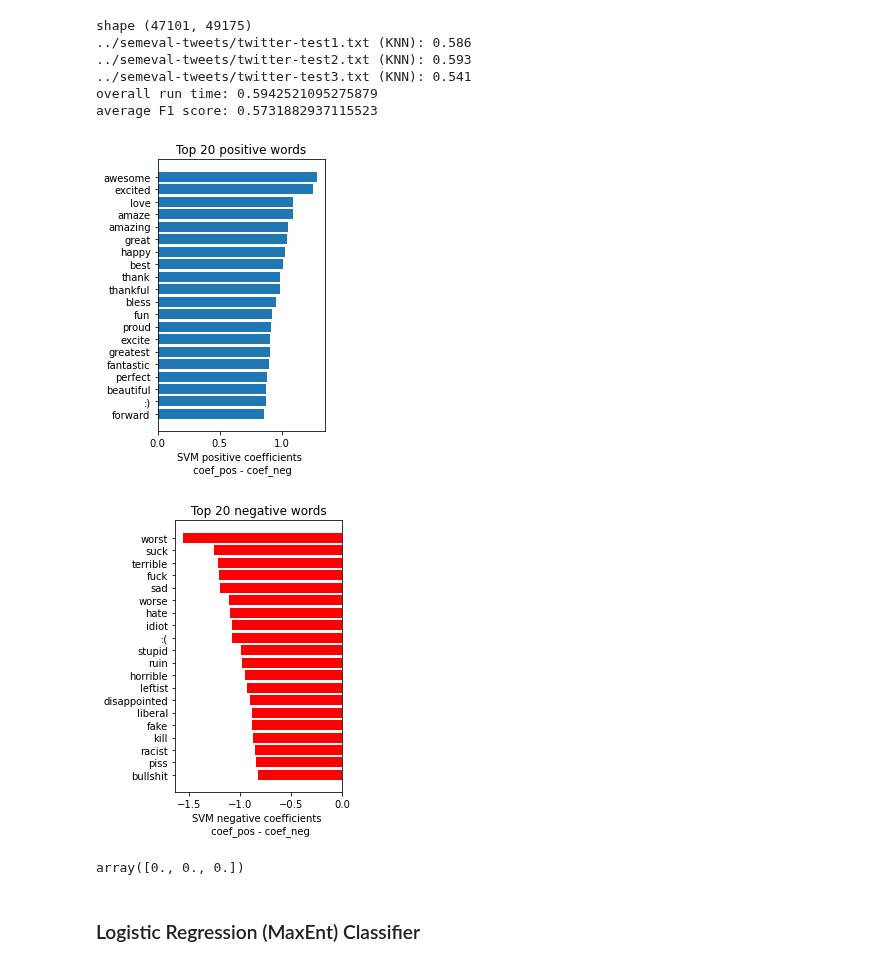
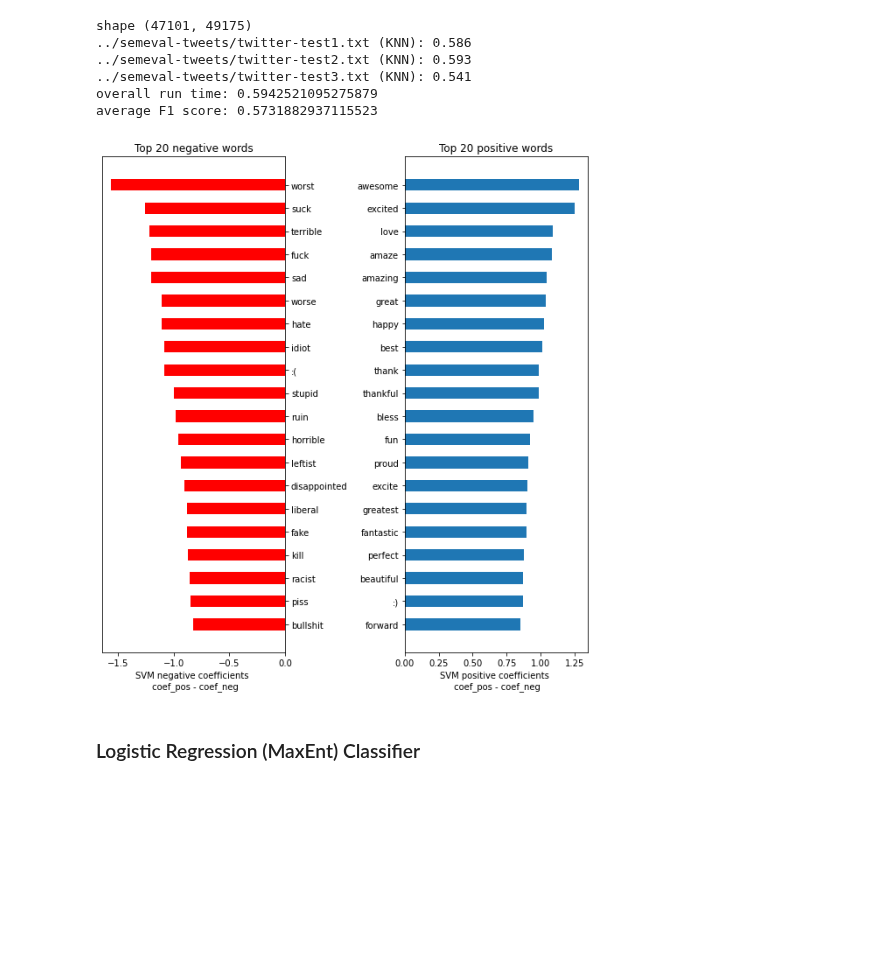
Before and after one commit to grohalex/NLP_TweetSentimentAnalysis, a Jupyter notebook: cs918_assignment_2.ipynb, the cells around one changed output. Cells and saved outputs as stored; diff of their text form; code cells hidden in the pictures; blank space fills up the shorter version.

Commit message:
top 20 negative/positive words visualisation

```diff
--- a/cs918_assignment_2.ipynb
+++ b/cs918_assignment_2.ipynb
@@ -1068,44 +1068,42 @@ shape (47101, 49175)
 overall run time: 0.5942521095275879
 average F1 score: 0.5731882937115523
 # %%
+# visualising top 20 negative and positive words based on the SVM coefficients
+import matplotlib.pyplot as plt
 coefs = []
 for i,id in enumerate(ID_train_dev):
     word = num2vocab[i+1]
     word_coef = (word, clf.coef_[2,i+1] - clf.coef_[0,i+1])
     coefs.append(word_coef)
 
 
 coefs = sorted(coefs, key=lambda data: data[1], reverse=True)
 coefs_topPositive = coefs[0:20]
 coefs_topNegative = coefs[-20:]
 
 # print("positive top 20:")
 # print(coefs_topPositive)
 # print("negative top 20:")
 # print(coefs_topNegative)
 
-import matplotlib.pyplot as plt
-plt.figure(figsize =(3, 5))
+f,a = plt.subplots(1,2, figsize = (8,9))
+names = [it[0] for it in coefs_topNegative]
+vals = [it[1] for it in coefs_topNegative]
+
+a[0].barh(names, vals, color = 'red', height = 0.5)
+a[0].set_xlabel("SVM negative coefficients \n coef_pos - coef_neg"); a[0].set_title("Top 20 negative words")
+a[0].yaxis.set_label_position("right")
+a[0].yaxis.tick_right()
+
 names = [it[0] for it in coefs_topPositive]
 names.reverse()
 vals = [it[1] for it in coefs_topPositive]
 vals.reverse()
-plt.barh(names, vals)
-plt.xlabel("SVM positive coefficients \n coef_pos - coef_neg"); plt.title("Top 20 positive words"); plt.show()
-
-plt.figure(figsize =(3, 5))
-names = [it[0] for it in coefs_topNegative]
-vals = [it[1] for it in coefs_topNegative]
-plt.barh(names, vals, color = 'red')
-plt.xlabel("SVM negative coefficients \n coef_pos - coef_neg"); plt.title("Top 20 negative words"); plt.show()
+a[1].barh(names, vals, height = 0.5)
+a[1].set_xlabel("SVM positive coefficients \n coef_pos - coef_neg"); a[1].set_title("Top 20 positive words")
+f.tight_layout()
 # %% [output]
-[figure, old version]
+[figure, new version]
-[figure, removed]
-# %%
-
-clf.coef_[:,0]
-# %% [output]
-array([0., 0., 0.])
 # %% [markdown]
 ### Logistic Regression (MaxEnt) Classifier
 # %%
```
Also changed, not shown: 1 other file.
